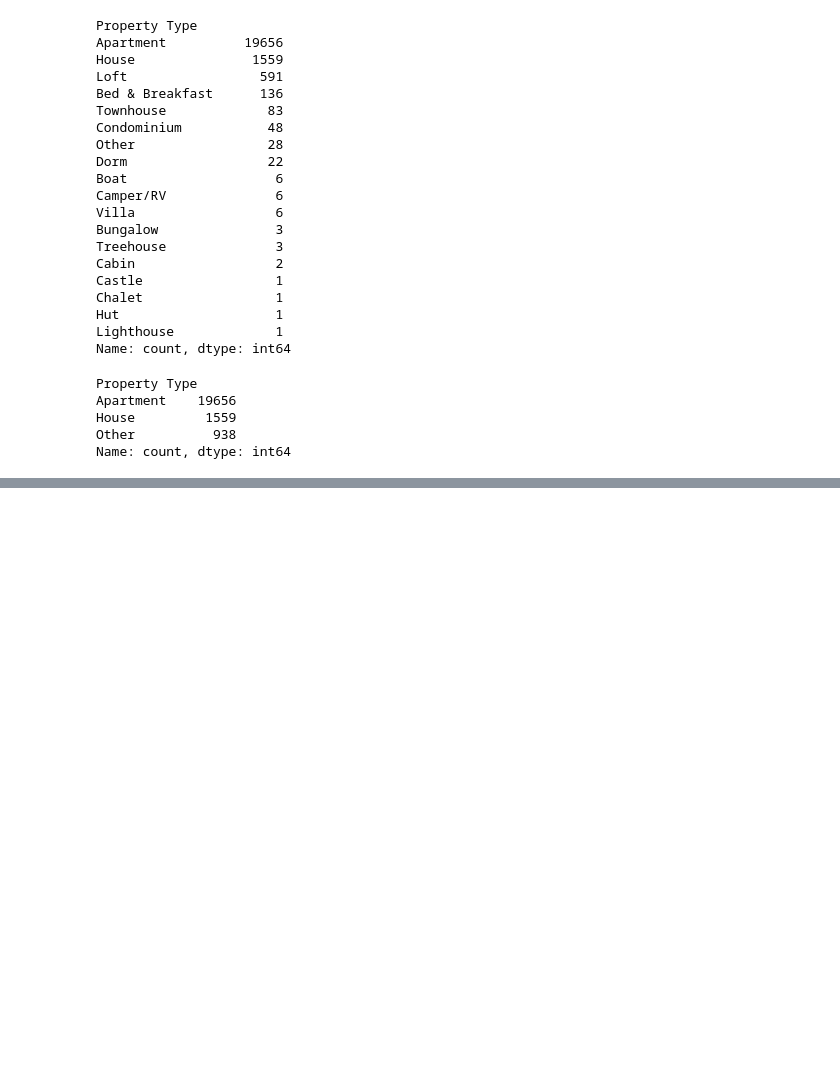
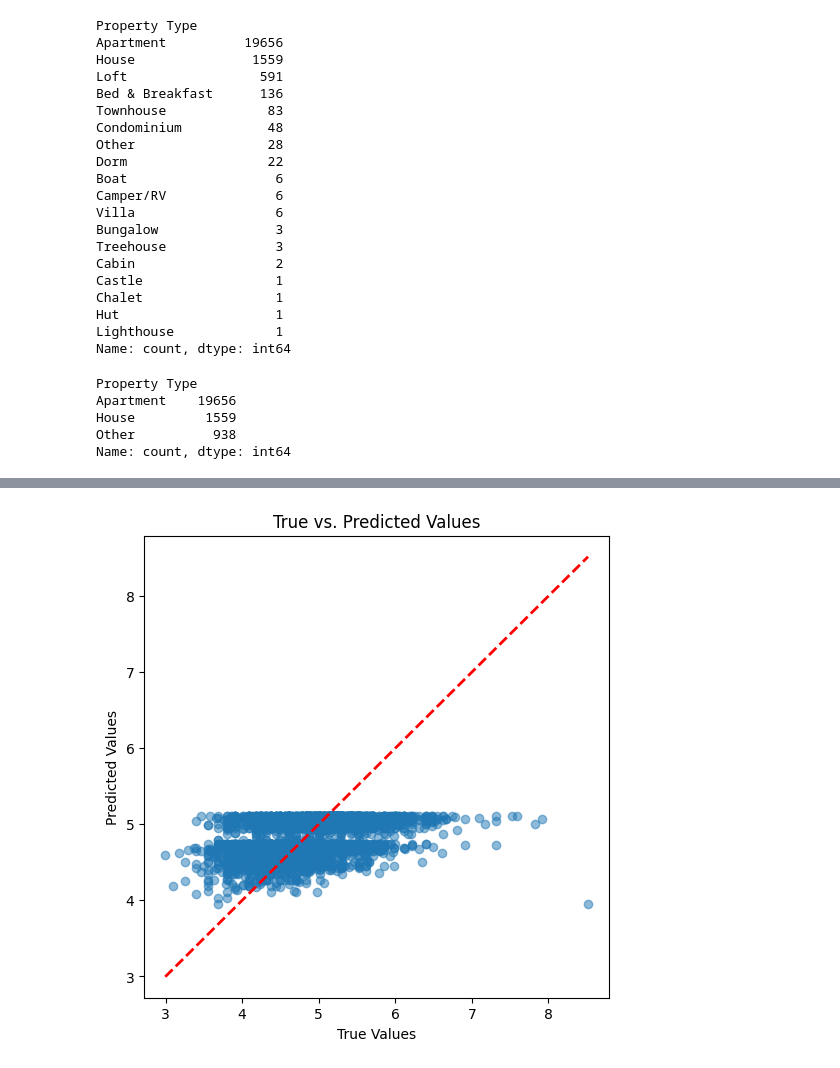
Before and after one commit to MaxGuryan9/week_8, a Jupyter notebook: Q_1.ipynb, the cells around one changed output, grey strips where cells are left out. Saved outputs shown, nothing was run; the diff lists cells and outputs as text; code cells hidden in the pictures; blank space fills up the shorter version.

```diff
--- a/Q_1.ipynb
+++ b/Q_1.ipynb
@@ -152,0 +148,8 @@ house_raw[scaled_cols] = scalar.fit_transform(house_raw[scaled_cols])
+# %%
+# need to create one-hot-encoded variables for the other categories
+house_consolidated = house_raw.copy()
+house_consolidated = pd.get_dummies(house_consolidated,
+                           columns= ['Property Type' , 'Room Type'] ,
+                           drop_first=True,
+                           prefix=["prop", "room"]
+                           )
@@ -152,0 +213,14 @@ house_raw[scaled_cols] = scalar.fit_transform(house_raw[scaled_cols])
+# %%
+house_consolidated = pd.get_dummies(house_consolidated, drop_first=True, columns= ["Neighbourhood"] , prefix= "hood")
+# %%
+cols = ['Review Scores Rating', 'hood_Brooklyn',
+       'hood_Manhattan', 'hood_Queens', 'hood_Staten Island']
+
+X_final = house_consolidated[cols]
+y_final = house_consolidated.loc[X_final.index, 'Log Price']
+
+X_train, X_test, y_train, y_test = train_test_split(
+    X_final, y_final, test_size=0.2, random_state=42)
+# %%
+model = LinearRegression(fit_intercept=True).fit(X_train, y_train)
+y_pred = model.predict(X_test)
@@ -152,0 +252,10 @@ house_raw[scaled_cols] = scalar.fit_transform(house_raw[scaled_cols])
+# %%
+plt.figure(figsize=(6, 6))
+plt.scatter(y_test, y_pred, alpha=0.5)
+plt.plot([y_test.min(), y_test.max()], [y_test.min(), y_test.max()], 'r--', lw=2)
+plt.xlabel('True Values')
+plt.ylabel('Predicted Values')
+plt.title('True vs. Predicted Values')
+plt.show()
+# %% [output]
+[figure, added]
```
Also changed, not shown: parts of 29 cells of this notebook.
